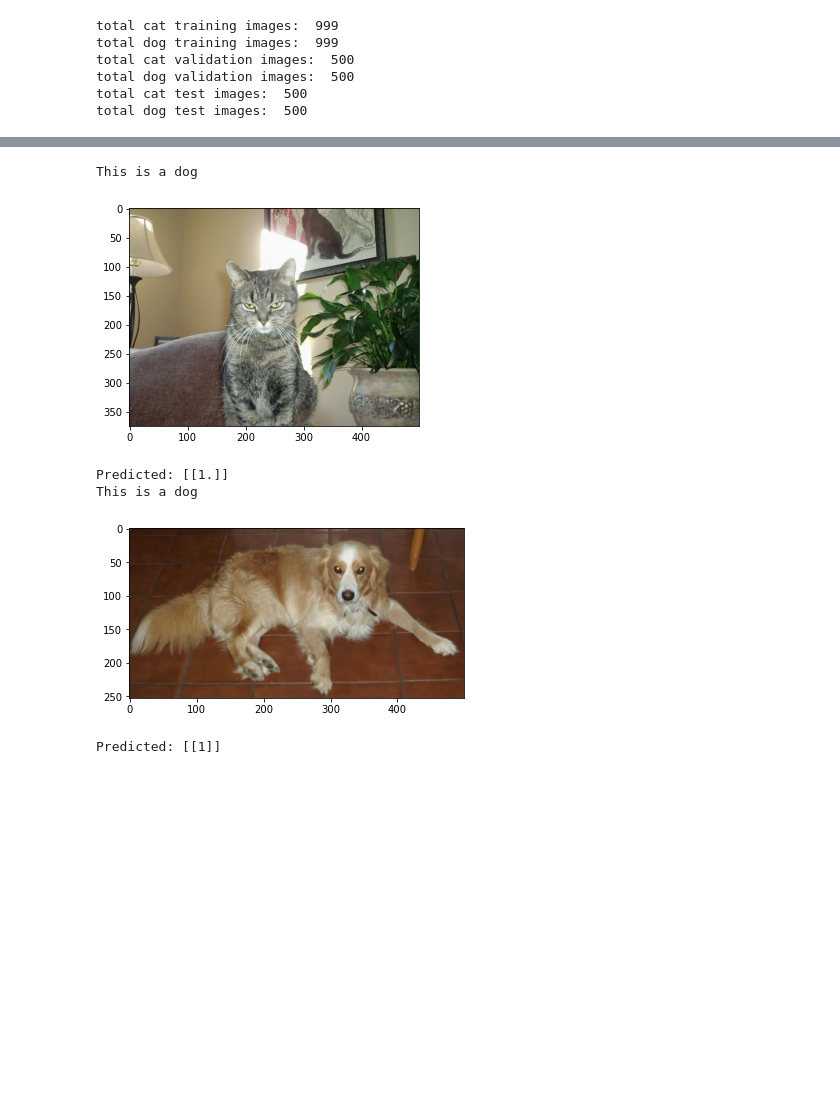
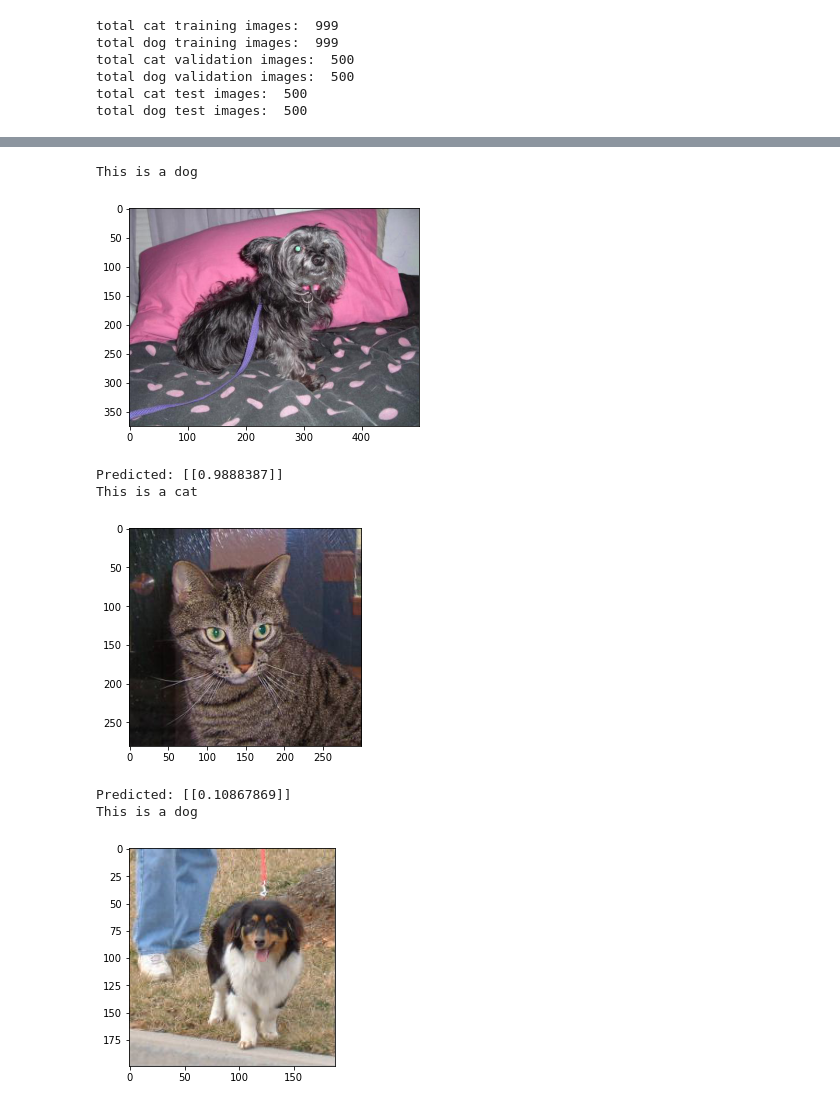
Before and after one commit to boudreauxJoel/CS3400, a Jupyter notebook: DogVsCat.ipynb, the cells around one changed output, grey strips where cells are left out. Cells and saved outputs as stored; diff of their text form; code cells hidden in the pictures; blank space fills up the shorter version.

Commit message:
Fifth push for Dogs vs. Cats. Added array of prediction images. -JB

```diff
--- a/DogVsCat.ipynb
+++ b/DogVsCat.ipynb
@@ -97,30 +97,24 @@ from keras.layers.normalization import BatchNormalization
 
 #Changed Conv2D to SeparableConv2D, optimizer to rmsprop, and loss to categorical_crossentropy
 model = models.Sequential()
-model.add(layers.Conv2D(32, (3, 3), input_shape=(150, 150, 3)))
+model.add(layers.Conv2D(32, (3, 3), activation='relu', input_shape=(150, 150, 3)))
 model.add(BatchNormalization())
-model.add(activation('relu'))
 model.add(layers.MaxPooling2D((2, 2)))
 
 model.add(layers.Conv2D(64, (3, 3), activation='relu'))
 model.add(BatchNormalization())
-model.add(activation('relu'))
 model.add(layers.MaxPooling2D((2, 2)))
-
 model.add(layers.Conv2D(64, (3, 3), activation='relu'))
 # model.add(layers.MaxPooling2D((2, 2)))
 # model.add(layers.Conv2D(128, (3, 3), activation='relu'))
 model.add(BatchNormalization())
-model.add(activation('relu'))
 model.add(layers.MaxPooling2D((2, 2)))
-
 model.add(layers.Flatten())
 #Adding dropout to help combat overfitting
 model.add(layers.Dropout(0.5))
 #Forgot to add Dense layer in previous version
-model.add(layers.Dense(128))
+model.add(layers.Dense(128, activation='relu'))
 model.add(BatchNormalization())
-model.add(activation('relu'))
 model.add(layers.Dense(1, activation='sigmoid'))
 # %%
 from keras import optimizers
@@ -163,7 +157,7 @@ Trainable params: 2,424,641
 Non-trainable params: 576
 _________________________________________________________________
 # %%
-history = model.fit_generator(train_generator, steps_per_epoch=50, epochs=20, validation_data=validation_generator, validation_steps=50)
+history = model.fit_generator(train_generator, steps_per_epoch=50, epochs=50, validation_data=validation_generator, validation_steps=50)
 
 model.save('dogs_and_cats_small_7.h5')
 # %% [output]
@@ -237,41 +230,47 @@ y = preprocess_input(y)
 # %%
 import matplotlib.pyplot as plt
 import matplotlib.image as mpimg
 from keras.preprocessing.image import ImageDataGenerator
 
-# plt.figure(figsize=(20, 20))
-# pred = model.predict(test_data_generator.flow(x, batch_size=1))
-# if pred > 0.5:
-#     text_labels.append('dog')
+for x in range(len(images)):
+    preds = model.predict(images[x])
+    if preds > 0.5:
+        print('This is a dog')
+    else:
+        print('This is a cat')
+    displayImg = mpimg.imread(image_paths[x])
+    imgplot = plt.imshow(displayImg)
+    plt.show()
+    print('Predicted:', preds)
+
+
+# preds = model.predict(x, batch_size=1)
+# if preds > 0.5:
+#     print('This is a dog')
 # else:
-#     text_labels.append('cat')
-# plt.title('This is a ' + text_labels[0])
-# imgplot = plt.imshow(x)
+#     print('This is a cat')
+# displayImg = mpimg.imread(img_path)
+# imgplot = plt.imshow(displayImg)
 # plt.show()
+# print('Predicted:', preds)
 
-preds = model.predict(x)
-if preds > 0.5:
-    print('This is a dog')
-else:
-    print('This is a cat')
-displayImg = mpimg.imread(img_path)
-imgplot = plt.imshow(displayImg)
-plt.show()
-print('Predicted:', preds)
-
-preds2 = model.predict_classes(y)
-if preds2 > 0.5:
-    print('This is a dog')
-else:
-    print('This is a cat')
-displayImg2 = mpimg.imread(img_path2)
-imgplot = plt.imshow(displayImg2)
-plt.show()
-print('Predicted:', preds2)
+# preds2 = model.predict(y)
+# if preds2 > 0.5:
+#     print('This is a dog')
+# else:
+#     print('This is a cat')
+# displayImg2 = mpimg.imread(img_path2)
+# imgplot = plt.imshow(displayImg2)
+# plt.show()
+# print('Predicted:', preds2)
+# print(preds)
+# print(preds2)
 # %% [output]
 This is a dog
-[figure, old version]
+[figure, new version]
-Predicted: [[1.]]
-This is a dog
+Predicted: [[0.9888387]]
+This is a cat
-[figure, old version]
+[figure, new version]
-Predicted: [[1]]
+Predicted: [[0.10867869]]
+This is a dog
+[figure, added]
```
Also changed, not shown: parts of 5 cells of this notebook.
